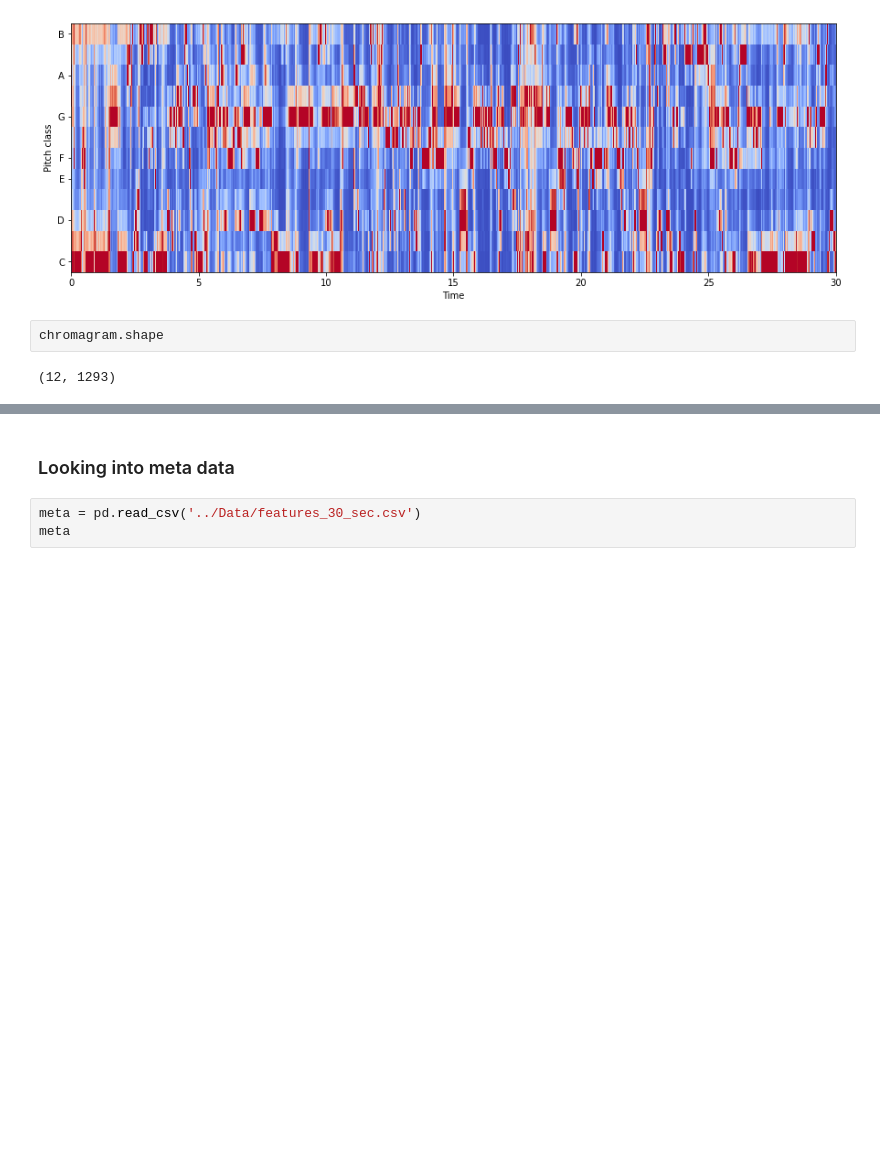
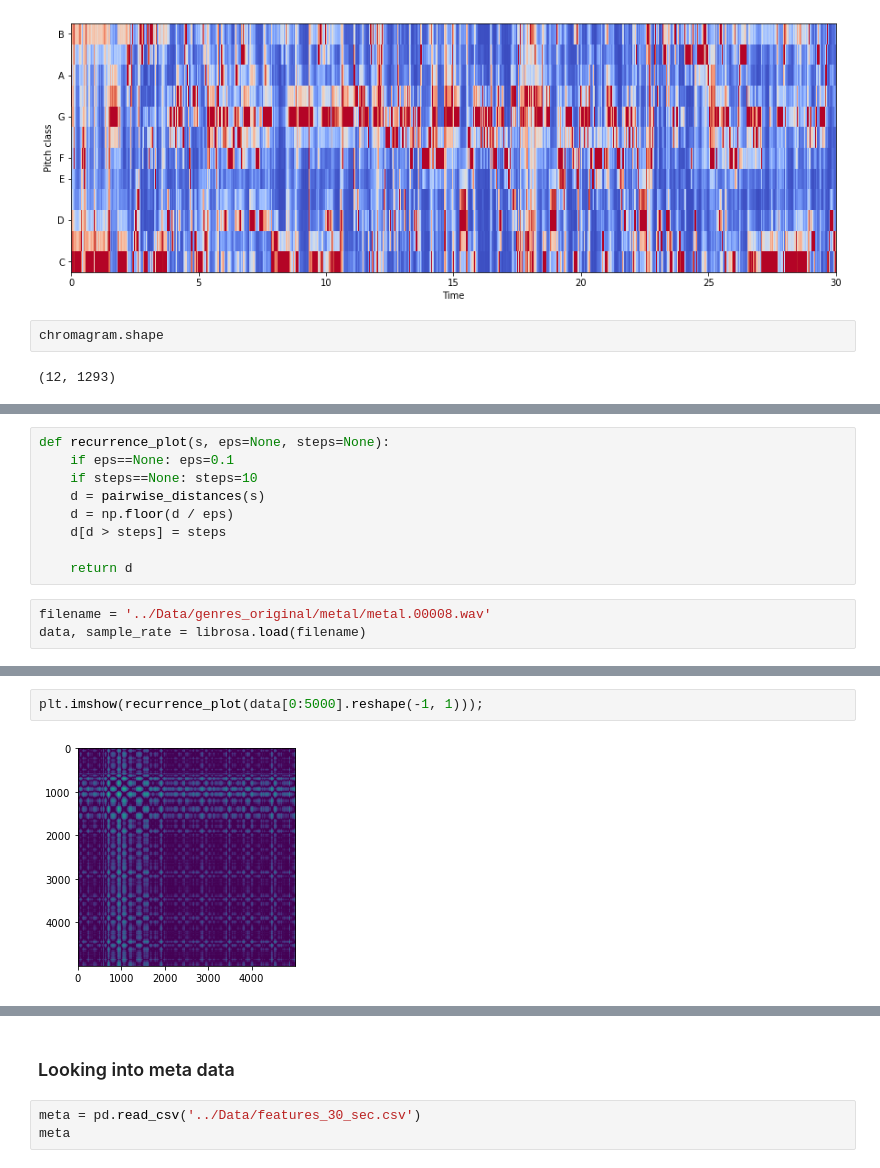
Before and after one commit to Nihal-Srivastava05/Music-Genre-Classification-GTZAN, a Jupyter notebook: Notebooks/EDA.ipynb, the cells around one changed output, grey strips where cells are left out. Cells and saved outputs as stored; diff of their text form; blank space fills up the shorter version.

```diff
--- a/Notebooks/EDA.ipynb
+++ b/Notebooks/EDA.ipynb
@@ -117,0 +182,12 @@ chromagram.shape
+# %%
+def recurrence_plot(s, eps=None, steps=None):
+    if eps==None: eps=0.1
+    if steps==None: steps=10
+    d = pairwise_distances(s)
+    d = np.floor(d / eps)
+    d[d > steps] = steps
+
+    return d
+# %%
+filename = '../Data/genres_original/metal/metal.00008.wav'
+data, sample_rate = librosa.load(filename)
@@ -117,0 +202,4 @@ chromagram.shape
+# %%
+plt.imshow(recurrence_plot(data[0:5000].reshape(-1, 1)));
+# %% [output]
+[figure, added]
```
Also changed, not shown: parts of 30 cells of this notebook, 12 other files.
